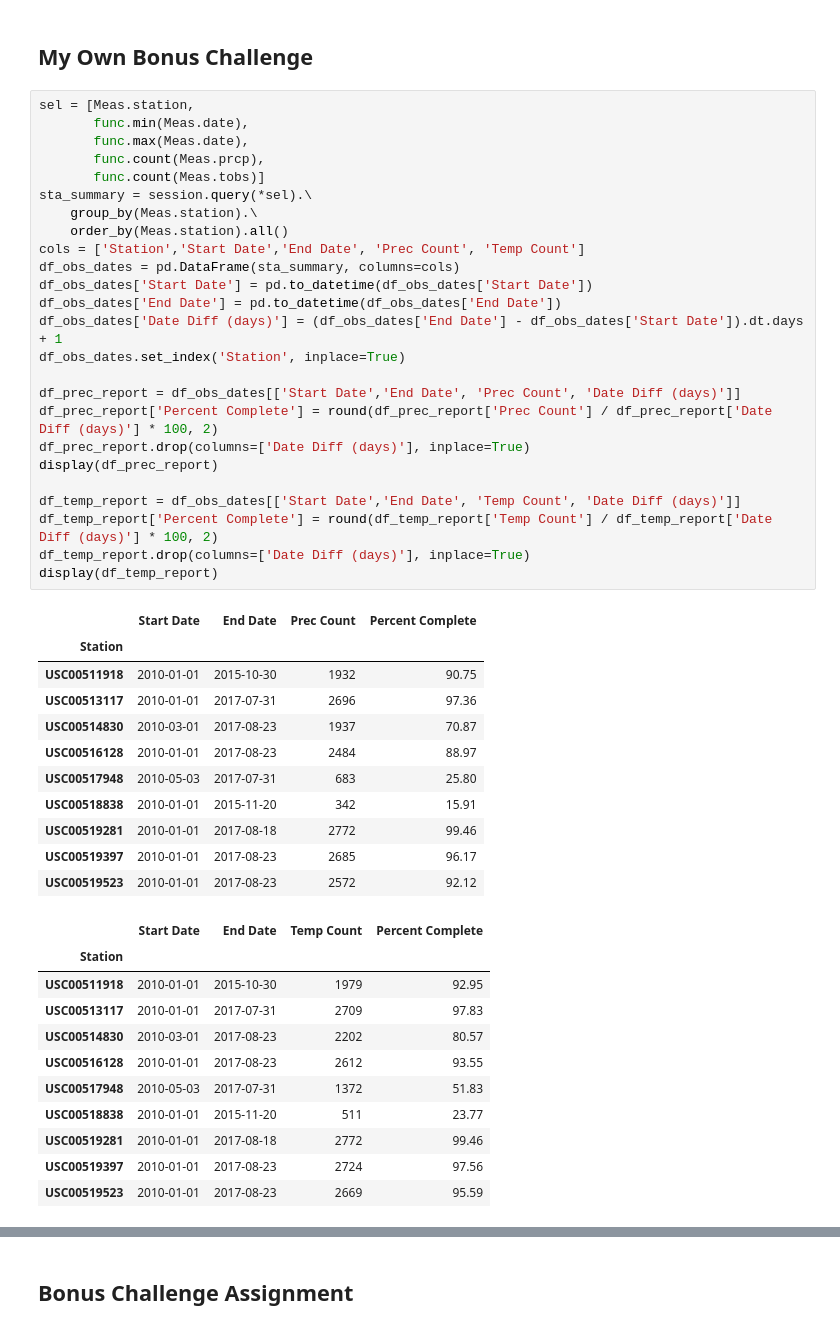
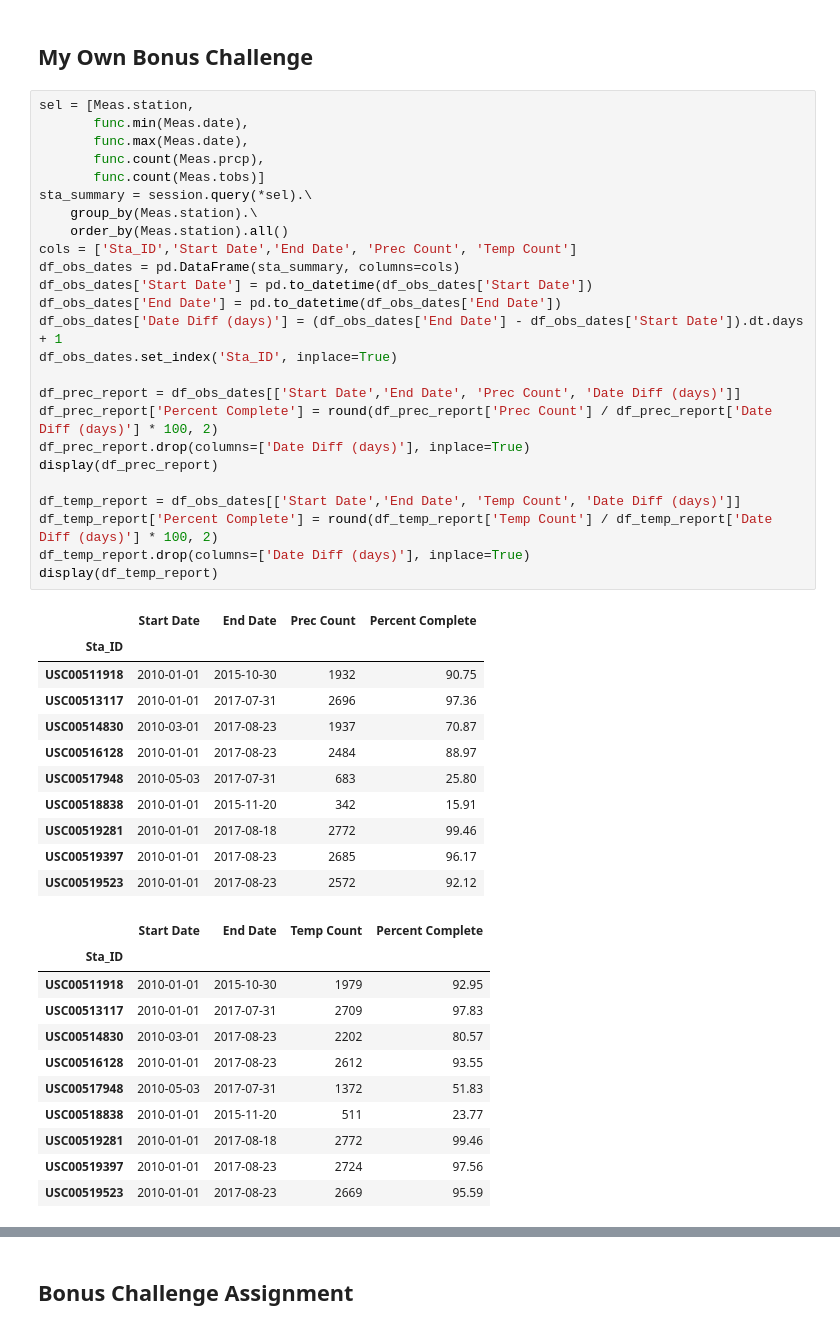
Before and after one commit to Earthscott/sqlalchemy-challenge, a Jupyter notebook: surfs_up_scottjob.ipynb, the cells around one changed output, grey strips where cells are left out. Cells and saved outputs as stored; diff of their text form.

```diff
--- a/surfs_up_scottjob.ipynb
+++ b/surfs_up_scottjob.ipynb
@@ -321,31 +310,31 @@ plt.show()
 # %%
 sel = [Meas.station,
        func.min(Meas.date),
        func.max(Meas.date),
        func.count(Meas.prcp),
        func.count(Meas.tobs)]
 sta_summary = session.query(*sel).\
     group_by(Meas.station).\
     order_by(Meas.station).all()
-cols = ['Station','Start Date','End Date', 'Prec Count', 'Temp Count']
+cols = ['Sta_ID','Start Date','End Date', 'Prec Count', 'Temp Count']
 df_obs_dates = pd.DataFrame(sta_summary, columns=cols)
 df_obs_dates['Start Date'] = pd.to_datetime(df_obs_dates['Start Date'])
 df_obs_dates['End Date'] = pd.to_datetime(df_obs_dates['End Date'])
 df_obs_dates['Date Diff (days)'] = (df_obs_dates['End Date'] - df_obs_dates['Start Date']).dt.days + 1
-df_obs_dates.set_index('Station', inplace=True)
+df_obs_dates.set_index('Sta_ID', inplace=True)
 
 df_prec_report = df_obs_dates[['Start Date','End Date', 'Prec Count', 'Date Diff (days)']]
 df_prec_report['Percent Complete'] = round(df_prec_report['Prec Count'] / df_prec_report['Date Diff (days)'] * 100, 2)
 df_prec_report.drop(columns=['Date Diff (days)'], inplace=True)
 display(df_prec_report)
 
 df_temp_report = df_obs_dates[['Start Date','End Date', 'Temp Count', 'Date Diff (days)']]
 df_temp_report['Percent Complete'] = round(df_temp_report['Temp Count'] / df_temp_report['Date Diff (days)'] * 100, 2)
 df_temp_report.drop(columns=['Date Diff (days)'], inplace=True)
 display(df_temp_report)
 # %% [output]
 |  | Start Date | End Date | Prec Count | Percent Complete |
-| Station |  |  |  |  |
+| Sta_ID |  |  |  |  |
 | USC00511918 | 2010-01-01 | 2015-10-30 | 1932 | 90.75 |
 | USC00513117 | 2010-01-01 | 2017-07-31 | 2696 | 97.36 |
 | USC00514830 | 2010-03-01 | 2017-08-23 | 1937 | 70.87 |
@@ -356,7 +345,7 @@ display(df_temp_report)
 | USC00519397 | 2010-01-01 | 2017-08-23 | 2685 | 96.17 |
 | USC00519523 | 2010-01-01 | 2017-08-23 | 2572 | 92.12 |
 |  | Start Date | End Date | Temp Count | Percent Complete |
-| Station |  |  |  |  |
+| Sta_ID |  |  |  |  |
 | USC00511918 | 2010-01-01 | 2015-10-30 | 1979 | 92.95 |
 | USC00513117 | 2010-01-01 | 2017-07-31 | 2709 | 97.83 |
 | USC00514830 | 2010-03-01 | 2017-08-23 | 2202 | 80.57 |
```
Also changed, not shown: parts of 8 cells of this notebook.
